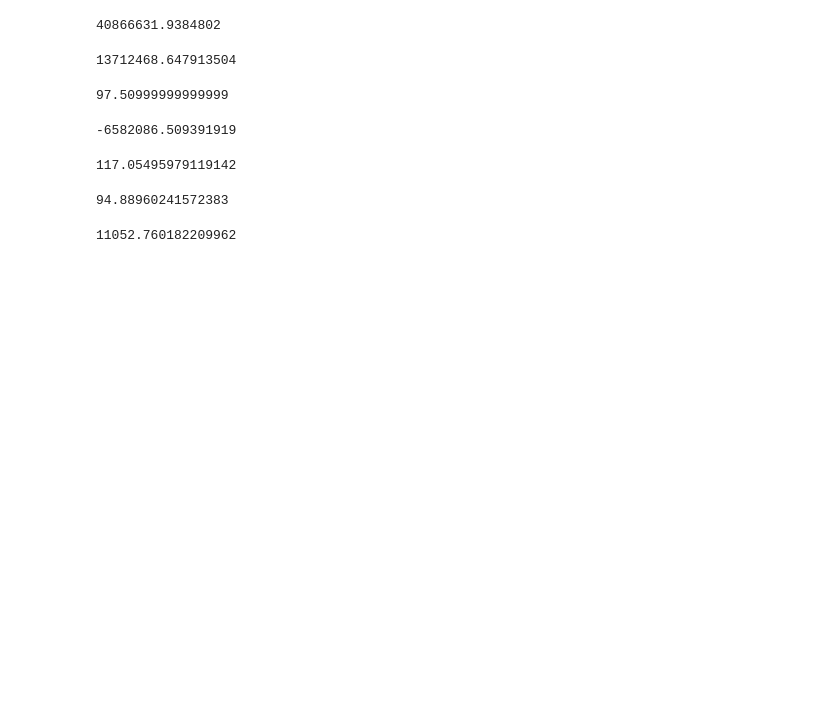
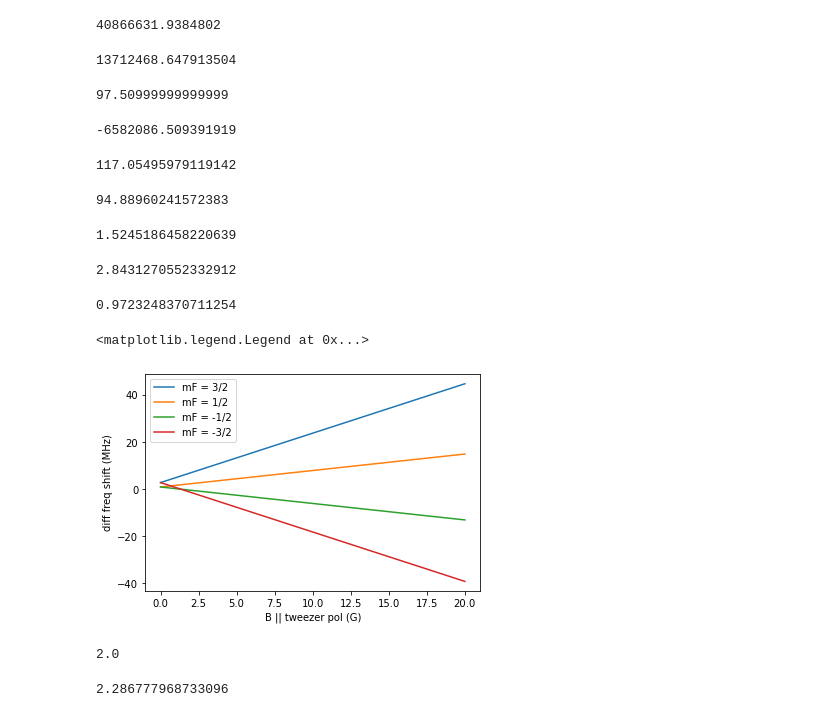
Before and after one commit to KaufmanLabJILA/Analysis_code_Yb, a Jupyter notebook: Yb_notebooks/atom_calculations/zeeman_splittings.ipynb, the cells around one changed output. Saved outputs shown, nothing was run; the diff lists cells and outputs as text; code cells hidden in the pictures; blank space fills up the shorter version.

```diff
--- a/Yb_notebooks/atom_calculations/zeeman_splittings.ipynb
+++ b/Yb_notebooks/atom_calculations/zeeman_splittings.ipynb
@@ -92,6 +100,6 @@ freq_shift(3/2,1/2,14.5e-4,(0.9/3.3)*6e-3,460e-9)*(1e-6) + 83.77
 # %% [output]
 94.88960241572383
 # %%
-muN*(14.5e-4)/(2*pi*sc.hbar)
+muN*(200e-9)/(2*pi*sc.hbar)
 # %% [output]
-11052.760182209962
+1.5245186458220639
@@ -99,0 +106,24 @@ muN*(14.5e-4)/(2*pi*sc.hbar)
+# %%
+freq_shift(3/2,3/2,0,(0.9/3.3)*6e-3,460e-9)*(1e-6)
+# %% [output]
+2.8431270552332912
+# %%
+freq_shift(3/2,1/2,0,(0.9/3.3)*6e-3,460e-9)*(1e-6)
+# %% [output]
+0.9723248370711254
+# %%
+Bs = np.linspace(0, 20e-4, 100)
+plt.plot(Bs*1e4, freq_shift(3/2,3/2,Bs,(0.9/3.3)*6e-3,460e-9)/(1e6), label='mF = 3/2')
+plt.plot(Bs*1e4, freq_shift(3/2,1/2,Bs,(0.9/3.3)*6e-3,460e-9)/(1e6), label='mF = 1/2')
+plt.plot(Bs*1e4, freq_shift(3/2,-1/2,Bs,(0.9/3.3)*6e-3,460e-9)/(1e6), label='mF = -1/2')
+plt.plot(Bs*1e4, freq_shift(3/2,-3/2,Bs,(0.9/3.3)*6e-3,460e-9)/(1e6), label='mF = -3/2')
+plt.xlabel('B || tweezer pol (G)')
+plt.ylabel('diff freq shift (MHz)')
+plt.legend()
+# %% [output]
+<matplotlib.legend.Legend at 0x...>
+[figure, added]
+# %%
+1/0.5
+# %% [output]
+2.0
@@ -99,0 +132,4 @@ muN*(14.5e-4)/(2*pi*sc.hbar)
+# %%
+muN*(300e-9)/(2*pi*sc.hbar)
+# %% [output]
+2.286777968733096
```
Also changed, not shown: parts of 5 cells of this notebook, 11 other files.
